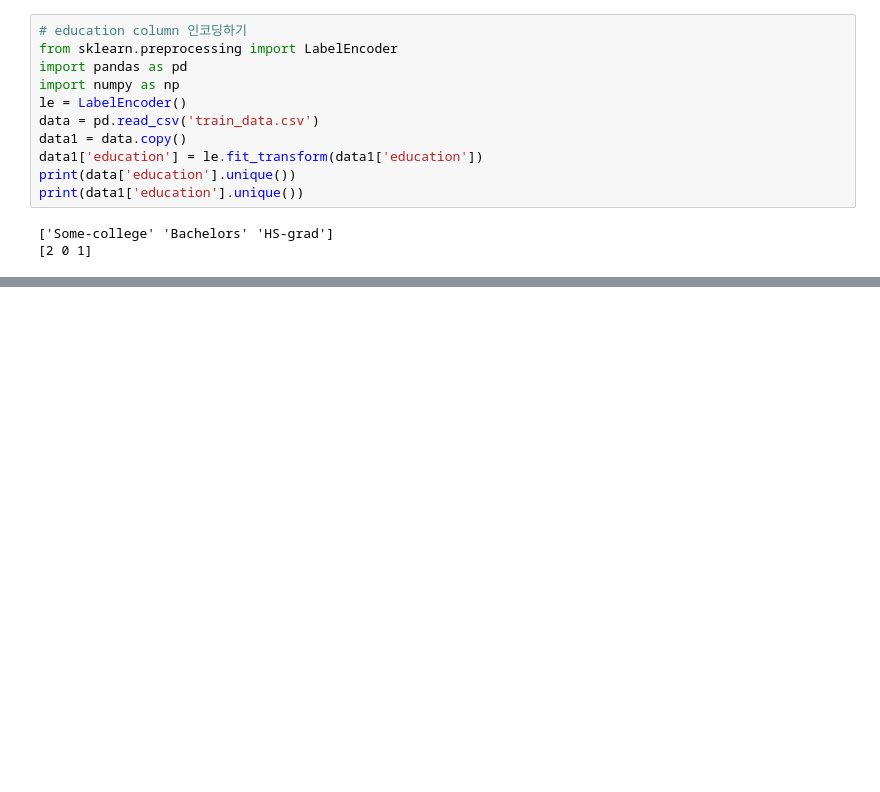
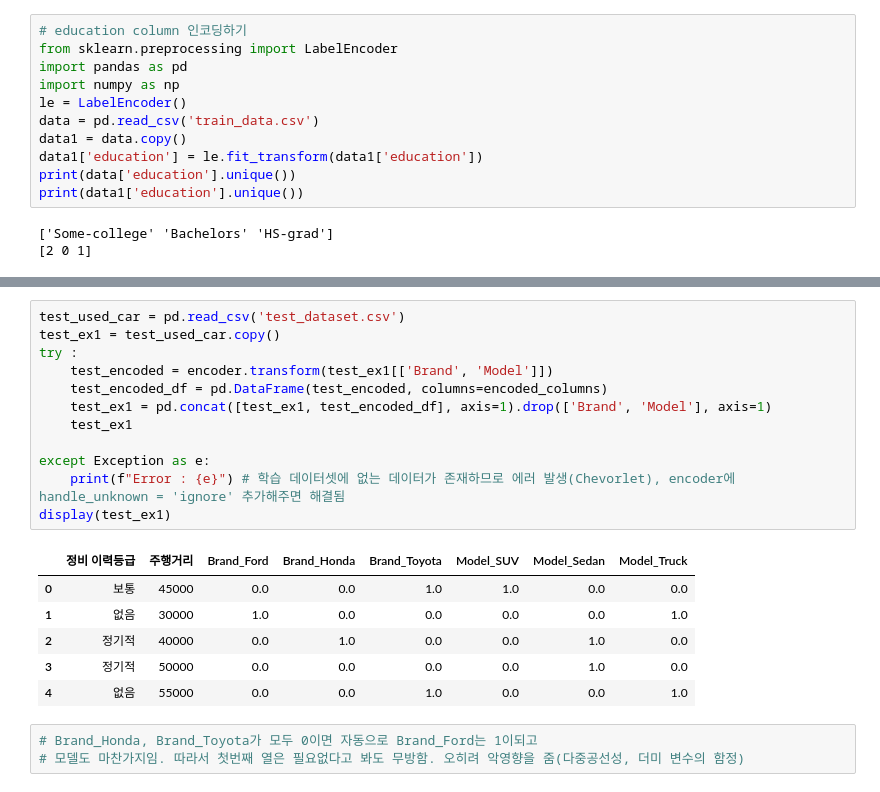
Before and after one commit to for1809/Machine-Learning-daycon, a Jupyter notebook: 범주형 변수 인코딩.ipynb, the cells around one changed output, grey strips where cells are left out. Drawn from its saved outputs; the diff is of its cells as text; blank space fills up the shorter version.

```diff
--- a/범주형 변수 인코딩.ipynb
+++ b/범주형 변수 인코딩.ipynb
@@ -185,0 +284,22 @@ TEST_0004,22,Some-college,40,Adm-clerical,White
+# %%
+test_used_car = pd.read_csv('test_dataset.csv')
+test_ex1 = test_used_car.copy()
+try :
+    test_encoded = encoder.transform(test_ex1[['Brand', 'Model']])
+    test_encoded_df = pd.DataFrame(test_encoded, columns=encoded_columns)
+    test_ex1 = pd.concat([test_ex1, test_encoded_df], axis=1).drop(['Brand', 'Model'], axis=1)
+    test_ex1
+
+except Exception as e:
+    print(f"Error : {e}") # 학습 데이터셋에 없는 데이터가 존재하므로 에러 발생(Chevorlet), encoder에 handle_unknown = 'ignore' 추가해주면 해결됨
+display(test_ex1)
+# %% [output]
+|  | 정비 이력등급 | 주행거리 | Brand_Ford | Brand_Honda | Brand_Toyota | Model_SUV | Model_Sedan | Model_Truck |
+| 0 | 보통 | 45000 | 0.0 | 0.0 | 1.0 | 1.0 | 0.0 | 0.0 |
+| 1 | 없음 | 30000 | 1.0 | 0.0 | 0.0 | 0.0 | 0.0 | 1.0 |
+| 2 | 정기적 | 40000 | 0.0 | 1.0 | 0.0 | 0.0 | 1.0 | 0.0 |
+| 3 | 정기적 | 50000 | 0.0 | 0.0 | 0.0 | 0.0 | 1.0 | 0.0 |
+| 4 | 없음 | 55000 | 0.0 | 0.0 | 1.0 | 0.0 | 0.0 | 1.0 |
+# %%
+# Brand_Honda, Brand_Toyota가 모두 0이면 자동으로 Brand_Ford는 1이되고
+# 모델도 마찬가지임. 따라서 첫번째 열은 필요없다고 봐도 무방함. 오히려 악영향을 줌(다중공선성, 더미 변수의 함정)
```
Also changed, not shown: parts of 9 cells of this notebook, 2 other files.
